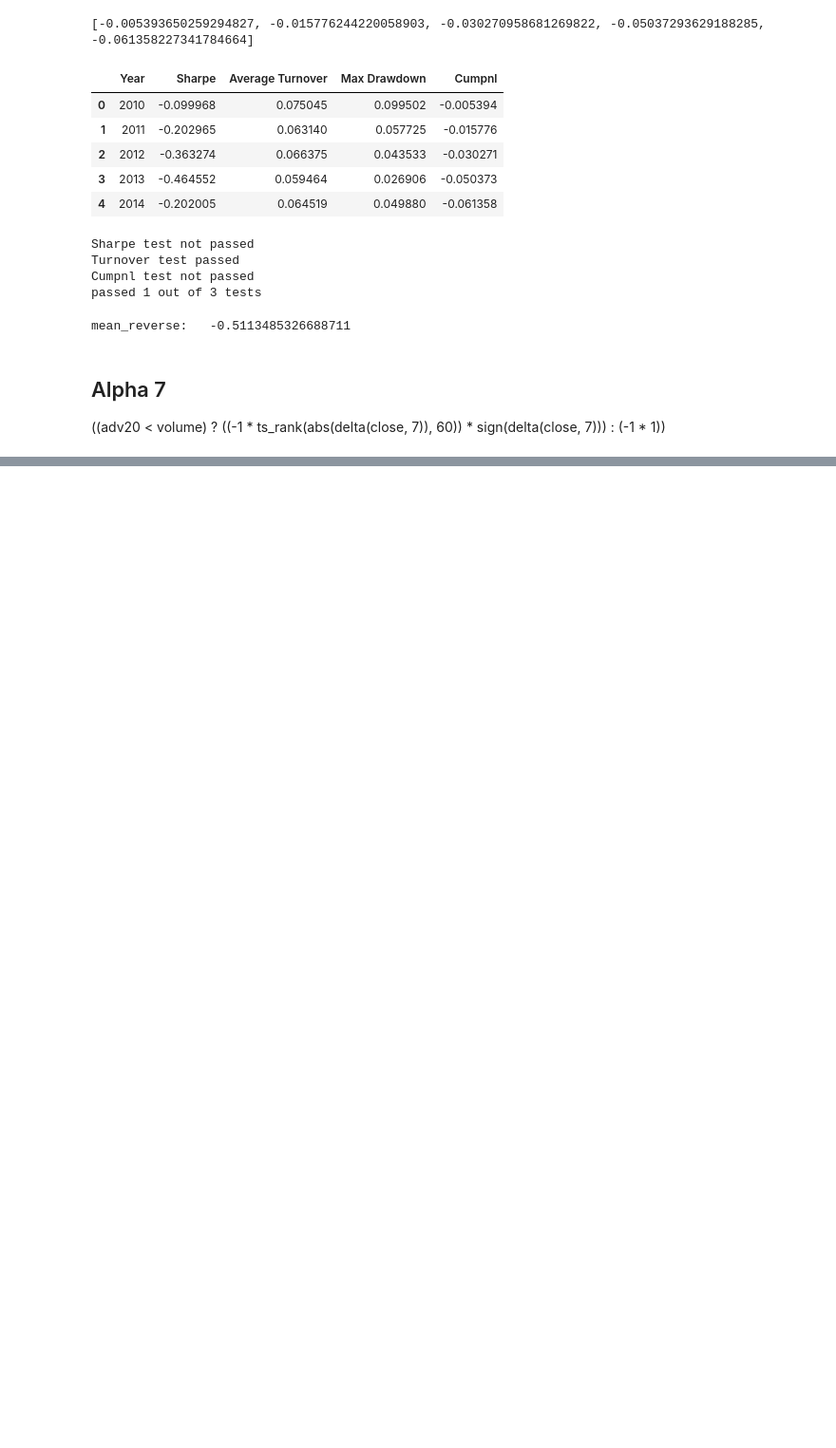
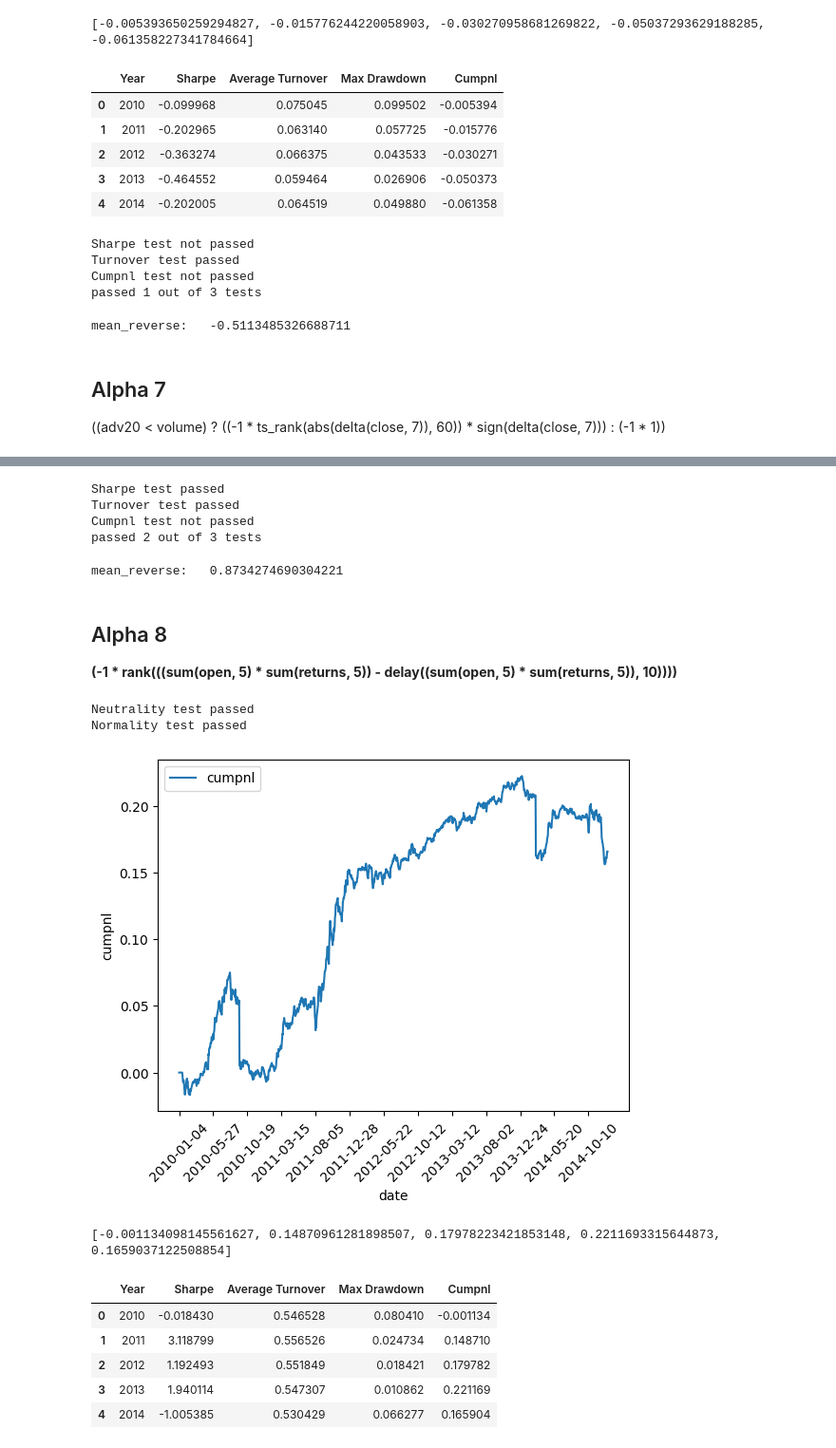
Before and after one commit to Kasymkhankhubiyev/Sirius-Uni, a Jupyter notebook: DerivativesControl/KakushadzeAlphas.ipynb, the cells around one changed output, grey strips where cells are left out. Shown at 95% size. Drawn from its saved outputs; the diff is of its cells as text; code cells hidden in the pictures; blank space fills up the shorter version.

```diff
--- a/DerivativesControl/KakushadzeAlphas.ipynb
+++ b/DerivativesControl/KakushadzeAlphas.ipynb
@@ -536,0 +526,61 @@ test2(_alpha_7[20:])
+# %%
+test3(alpha_7_data)
+# %% [output]
+Sharpe test passed
+Turnover test passed
+Cumpnl test not passed
+passed 2 out of 3 tests
+# %%
+check_alpha_correlations(alphas, alpha_7_cumpnl)
+# %% [output]
+mean_reverse:   0.8734274690304221
+# %% [markdown]
+## Alpha 8
+
+**(-1 * rank(((sum(open, 5) * sum(returns, 5)) - delay((sum(open, 5) * sum(returns, 5)), 10))))**
+# %%
+def make_alpha_8(open_df, close_df, sum_window=5, delay_window=10):
+    close = close_df.drop(close_df.columns[0], axis=1).to_numpy().T
+    open = open_df.drop(open_df.columns[0], axis=1).to_numpy().T
+
+    return_matrix = instrument_return(close_df)
+
+    open_sums = np.zeros(open.shape)
+    returns_sums = np.zeros_like(return_matrix)
+    for i in range(sum_window, len(open_sums)):
+        open_sums[i] = open[i-sum_window:i].sum(axis=0)
+        returns_sums[i] = return_matrix[i-sum_window:i].sum(axis=0)
+
+    multy = returns_sums * open_sums
+
+    alpha = np.zeros(open.shape)
+    for i in range(delay_window, len(alpha)):
+        alpha[i] = -1 * mpa.rank(multy[i] - multy[i-delay_window])
+
+    return alpha
+# %%
+sum_step = 5
+delay_step = 10
+
+alpha_8 = make_alpha_8(open_df, close_df, sum_step, delay_step)
+
+alpha_8 = neutralize(alpha_8)
+alpha_8 = normalize(alpha_8)
+
+test1(alpha_8)
+test2(alpha_8[delay_step:])
+# %% [output]
+Neutrality test passed
+Normality test passed
+# %%
+alpha_8_data, alpha_8_cumpnl = AlphaStats(alpha_8, close_df)
+alpha_8_data.head()
+# %% [output]
+[figure, added]
+[-0.001134098145561627, 0.14870961281898507, 0.17978223421853148, 0.2211693315644873, 0.1659037122508854]
+|  | Year | Sharpe | Average Turnover | Max Drawdown | Cumpnl |
+| 0 | 2010 | -0.018430 | 0.546528 | 0.080410 | -0.001134 |
+| 1 | 2011 | 3.118799 | 0.556526 | 0.024734 | 0.148710 |
+| 2 | 2012 | 1.192493 | 0.551849 | 0.018421 | 0.179782 |
+| 3 | 2013 | 1.940114 | 0.547307 | 0.010862 | 0.221169 |
+| 4 | 2014 | -1.005385 | 0.530429 | 0.066277 | 0.165904 |
```
Also changed, not shown: parts of 62 cells of this notebook.
